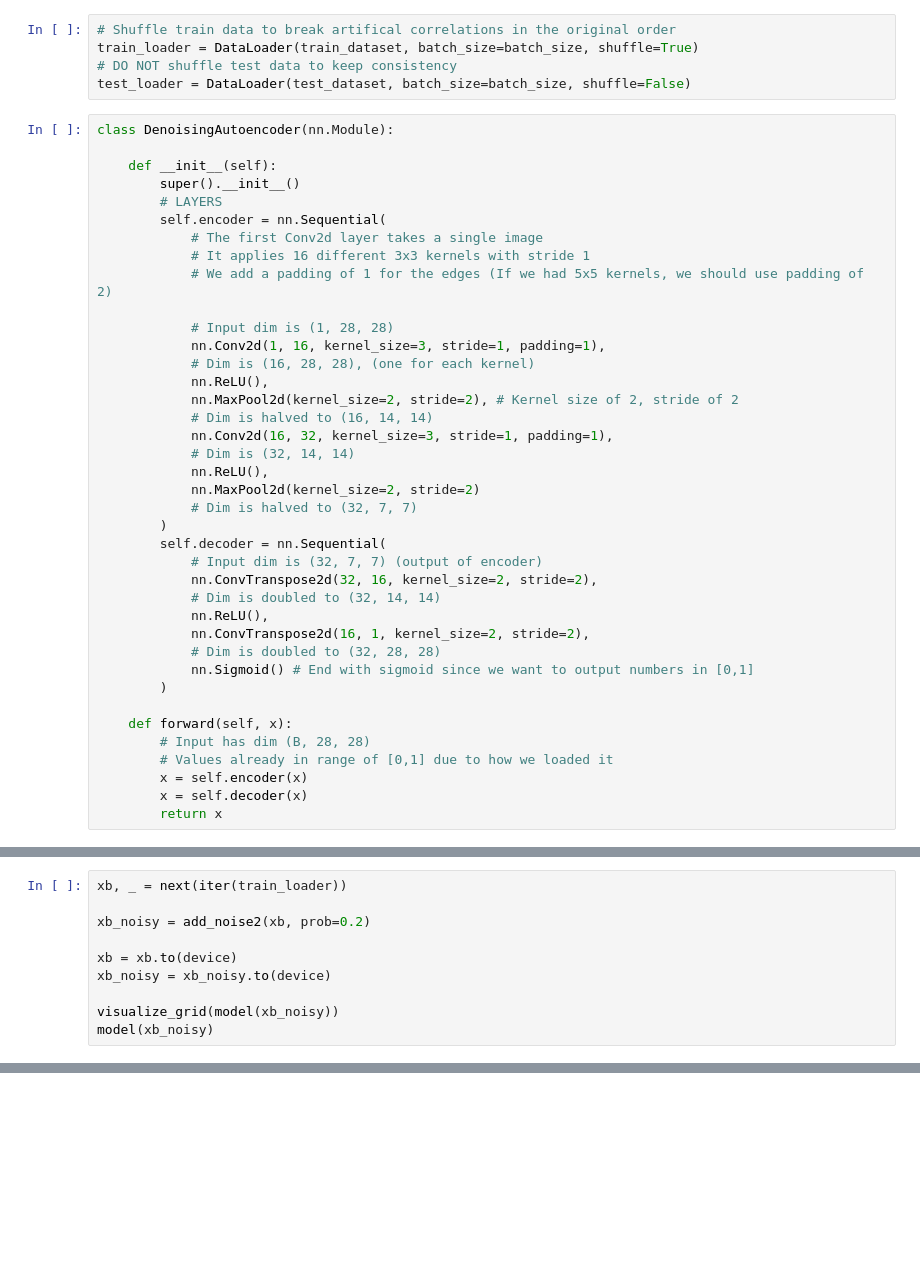
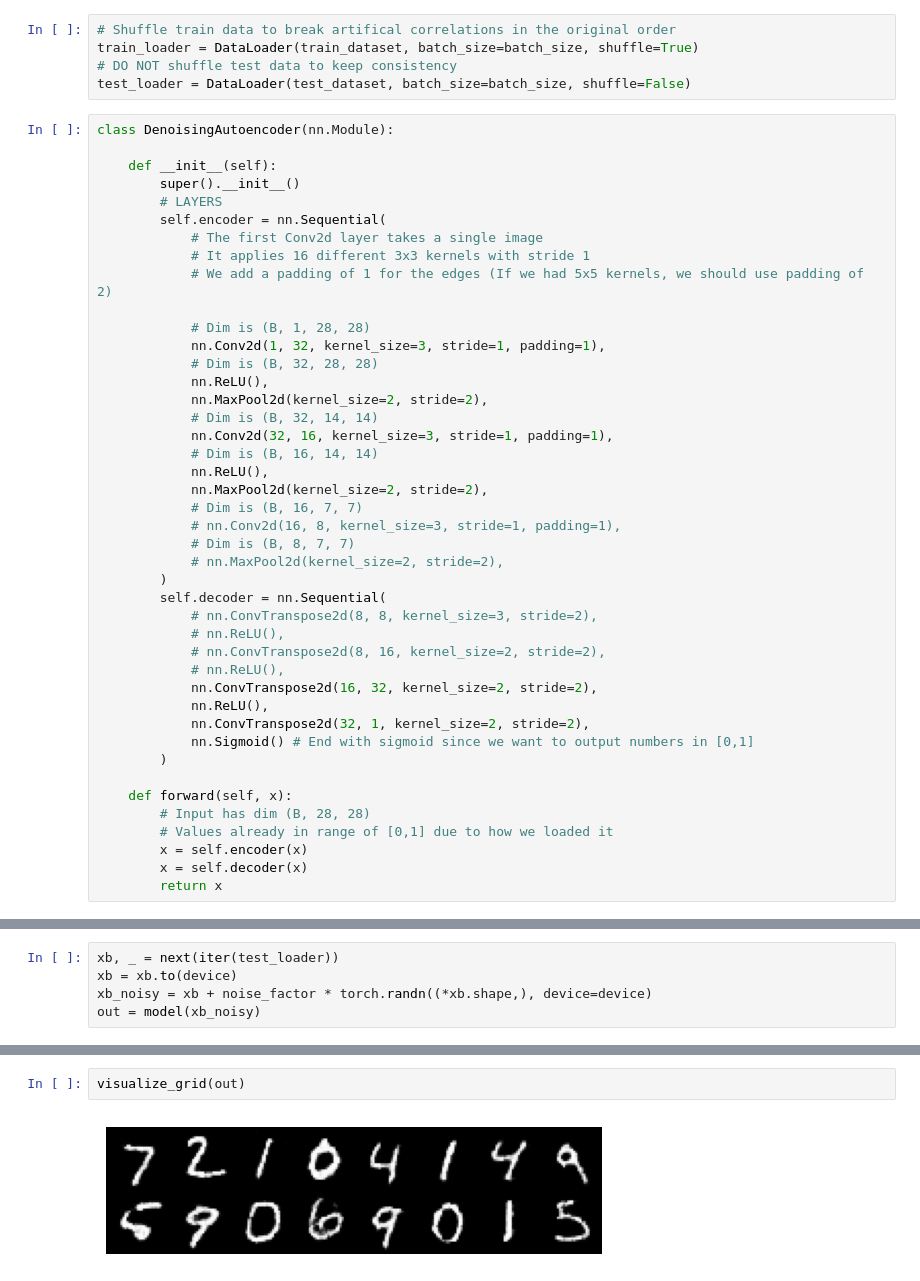
Before and after one commit to holycactusjuice/ML-papers, a Jupyter notebook: Denoising Autoencoder/Denoising Autoencoder (MNIST).ipynb, the cells around one changed output, grey strips where cells are left out. Cells and saved outputs as stored; diff of their text form; blank space fills up the shorter version.

```diff
--- a/Denoising Autoencoder/Denoising Autoencoder (MNIST).ipynb
+++ b/Denoising Autoencoder/Denoising Autoencoder (MNIST).ipynb
@@ -39,25 +41,29 @@ class DenoisingAutoencoder(nn.Module):
             # It applies 16 different 3x3 kernels with stride 1
             # We add a padding of 1 for the edges (If we had 5x5 kernels, we should use padding of 2)
 
-            # Input dim is (1, 28, 28)
-            nn.Conv2d(1, 16, kernel_size=3, stride=1, padding=1),
-            # Dim is (16, 28, 28), (one for each kernel)
+            # Dim is (B, 1, 28, 28)
+            nn.Conv2d(1, 32, kernel_size=3, stride=1, padding=1),
+            # Dim is (B, 32, 28, 28)
             nn.ReLU(),
-            nn.MaxPool2d(kernel_size=2, stride=2), # Kernel size of 2, stride of 2
-            # Dim is halved to (16, 14, 14)
-            nn.Conv2d(16, 32, kernel_size=3, stride=1, padding=1),
-            # Dim is (32, 14, 14)
+            nn.MaxPool2d(kernel_size=2, stride=2),
+            # Dim is (B, 32, 14, 14)
+            nn.Conv2d(32, 16, kernel_size=3, stride=1, padding=1),
+            # Dim is (B, 16, 14, 14)
             nn.ReLU(),
-            nn.MaxPool2d(kernel_size=2, stride=2)
-            # Dim is halved to (32, 7, 7)
+            nn.MaxPool2d(kernel_size=2, stride=2),
+            # Dim is (B, 16, 7, 7)
+            # nn.Conv2d(16, 8, kernel_size=3, stride=1, padding=1),
+            # Dim is (B, 8, 7, 7)
+            # nn.MaxPool2d(kernel_size=2, stride=2),
         )
         self.decoder = nn.Sequential(
-            # Input dim is (32, 7, 7) (output of encoder)
-            nn.ConvTranspose2d(32, 16, kernel_size=2, stride=2),
-            # Dim is doubled to (32, 14, 14)
+            # nn.ConvTranspose2d(8, 8, kernel_size=3, stride=2),
+            # nn.ReLU(),
+            # nn.ConvTranspose2d(8, 16, kernel_size=2, stride=2),
+            # nn.ReLU(),
+            nn.ConvTranspose2d(16, 32, kernel_size=2, stride=2),
             nn.ReLU(),
-            nn.ConvTranspose2d(16, 1, kernel_size=2, stride=2),
-            # Dim is doubled to (32, 28, 28)
+            nn.ConvTranspose2d(32, 1, kernel_size=2, stride=2),
             nn.Sigmoid() # End with sigmoid since we want to output numbers in [0,1]
         )
 
@@ -194,10 +157,5 @@ for i in range(1, max_iters+1):
 # %%
-xb, _ = next(iter(train_loader))
-
-xb_noisy = add_noise2(xb, prob=0.2)
-
+xb, _ = next(iter(test_loader))
 xb = xb.to(device)
-xb_noisy = xb_noisy.to(device)
-
-visualize_grid(model(xb_noisy))
-model(xb_noisy)
+xb_noisy = xb + noise_factor * torch.randn((*xb.shape,), device=device)
+out = model(xb_noisy)
@@ -203,0 +171,4 @@ model(xb_noisy)
+# %%
+visualize_grid(out)
+# %% [output]
+[figure, added]
```
Also changed, not shown: parts of 15 cells of this notebook, 10 other files.
